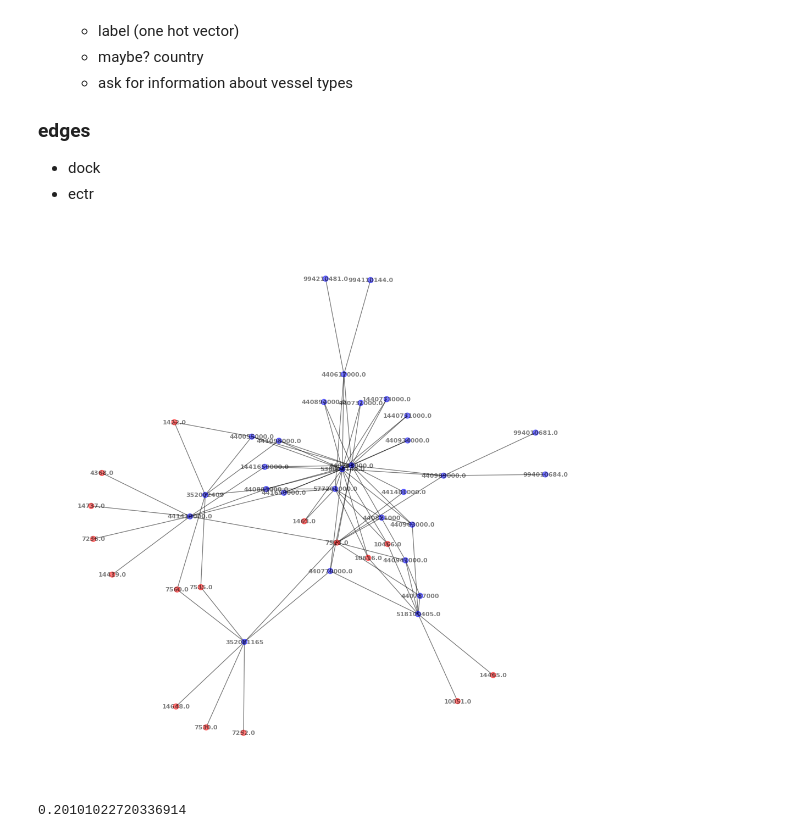
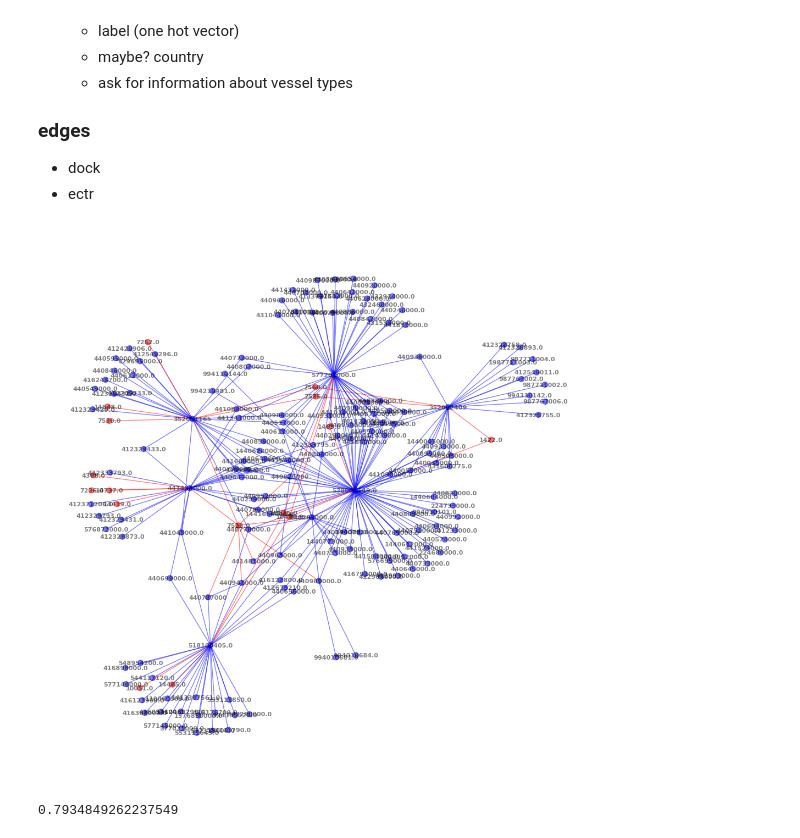
Before and after one commit to mattalajas/GEODE2025, a Jupyter notebook: practice.ipynb, the cells around one changed output. Drawn from its saved outputs; the diff is of its cells as text; code cells hidden in the pictures.

```diff
--- a/practice.ipynb
+++ b/practice.ipynb
@@ -371,41 +288,42 @@ t0 = time.time()
 G = nx.Graph()
 
 num_vessels = 0
-colormap = {}
+n_colormap = {}
 feature_dict = {x['vessel_id']: x['label'] for _, x in data_vessels.iterrows()}
 
 for ind, data in data_events.iterrows():
     init_vessel = data['vessel_id']
     sec_vessel = data['vessel_id2']
     port = data['port_id']
     event = data['event_type']
 
     G.add_node(init_vessel, name = 'vessel', label = feature_dict[init_vessel])
-    colormap[init_vessel] = 'blue'
+    n_colormap[init_vessel] = 'blue'
 
     # if not np.isnan(sec_vessel):
-    if not np.isnan(sec_vessel) and sec_vessel in feature_dict:
-        G.add_node(sec_vessel, name = 'vessel', label = feature_dict[sec_vessel])
-        G.add_edge(init_vessel, sec_vessel, event = event)
-        colormap[sec_vessel] = 'blue'
+    if not np.isnan(sec_vessel):# and sec_vessel in feature_dict:
+        G.add_node(sec_vessel, name = 'vessel', label = feature_dict[sec_vessel] if sec_vessel in feature_dict else 0)
+        G.add_edge(init_vessel, sec_vessel, event = event, color = 'blue')
+        n_colormap[sec_vessel] = 'blue'
 
     if not np.isnan(port):
         G.add_node(port, name = 'port', label = 'port')
-        G.add_edge(init_vessel, port, event = 'dock')
-        colormap[port] = 'red'
+        G.add_edge(init_vessel, port, event = 'dock', color = 'red')
+        n_colormap[port] = 'red'
 
 #print(dict(G.nodes))
 pos = nx.spring_layout(G, seed = 1123)
 
 import matplotlib.pyplot as plt
 plt.figure(1, figsize=(10,10))
-nx.draw(G, pos, node_color = colormap.values(), node_size=50, alpha=0.5, with_labels = True, font_size = 8, font_weight = 'bold')
+e_colors = [G[u][v]['color'] for u,v in G.edges()]
+nx.draw(G, pos, node_color = n_colormap.values(), edge_color = e_colors, node_size=50, alpha=0.5, with_labels = True, font_size = 8, font_weight = 'bold')
 plt.axis('off')
 plt.show()
 
 
 t1 = time.time()
 print(t1-t0)
 # %% [output]
-[figure, old version]
+[figure, new version]
-0.20101022720336914
+0.7934849262237549
```
Also changed, not shown: parts of 23 cells of this notebook, 2 other files.
